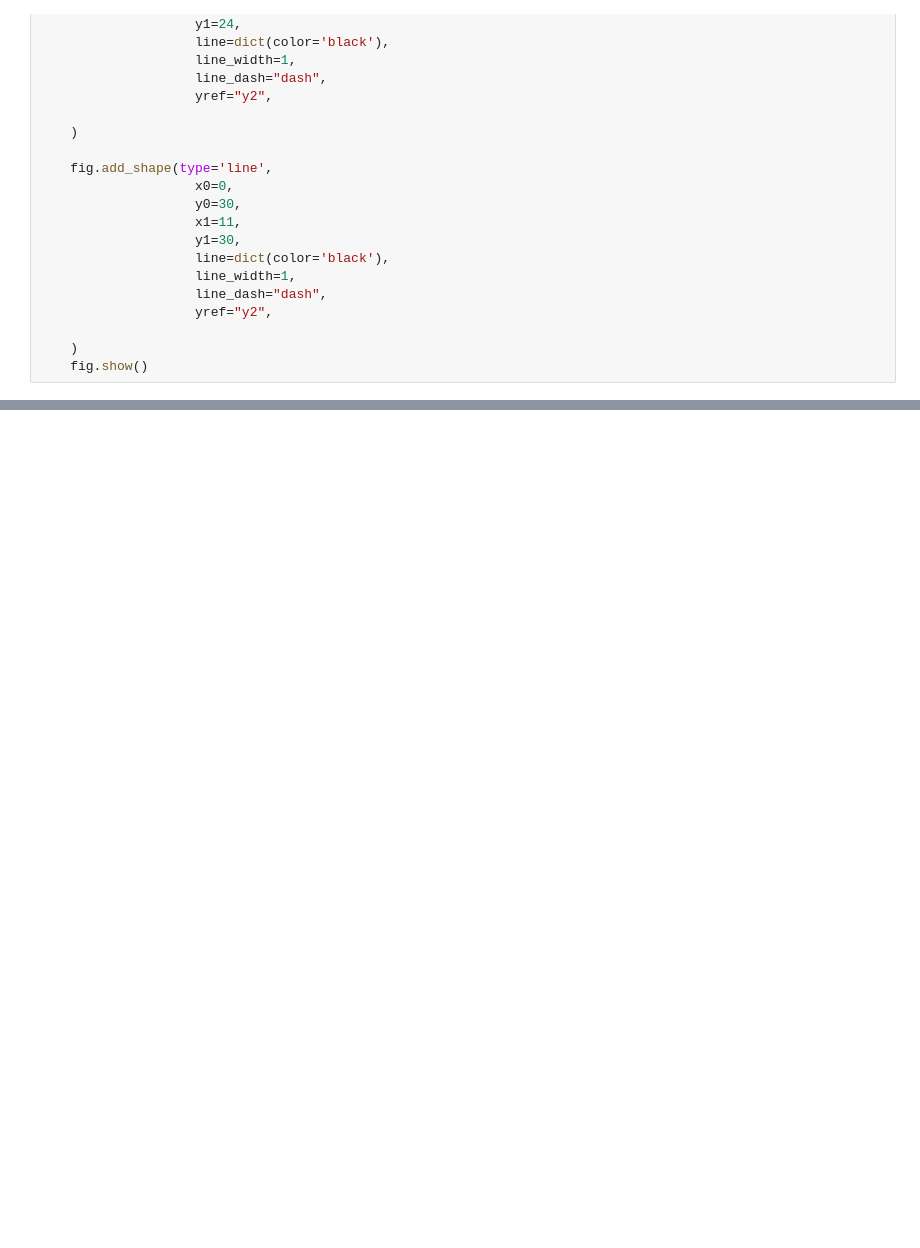
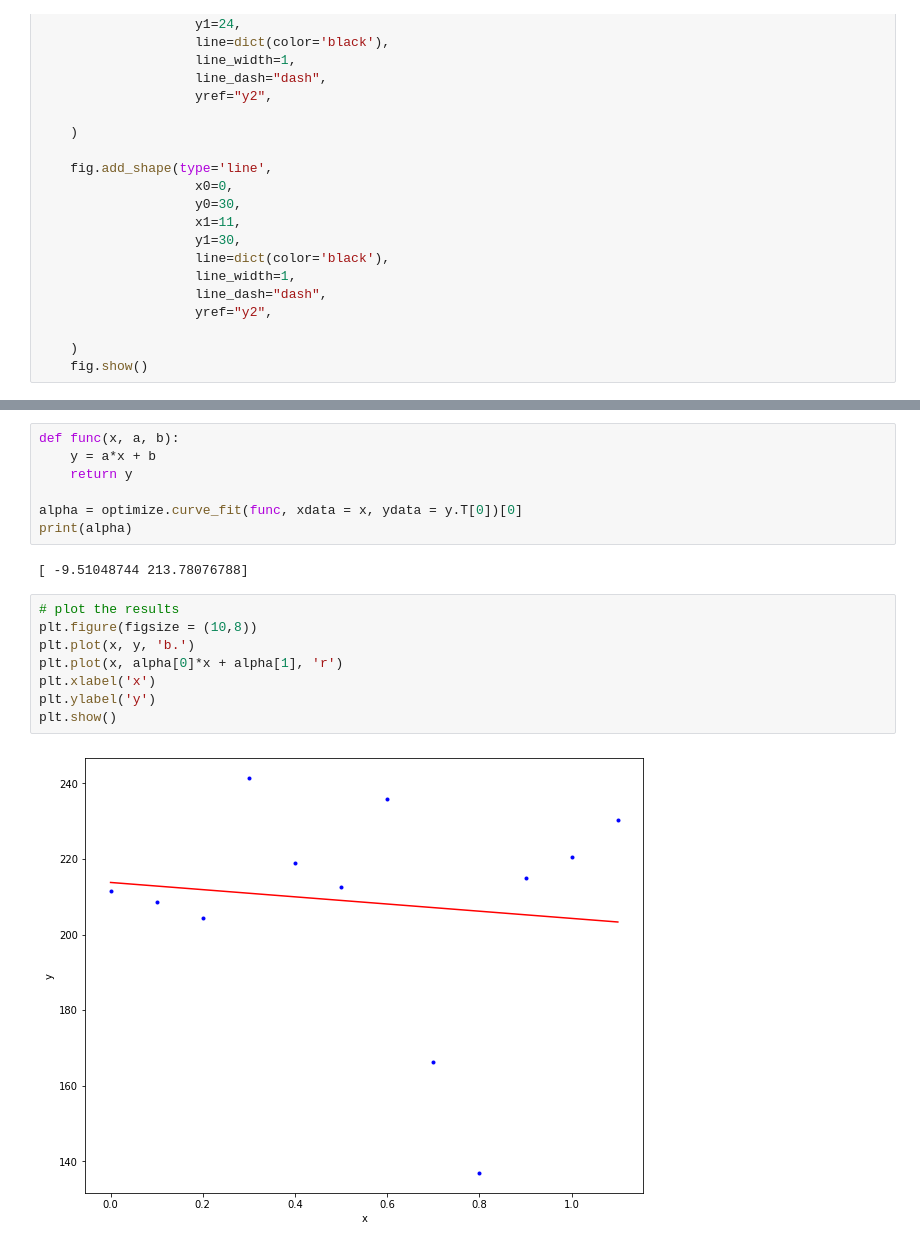
Before and after one commit to CoreDotToday/Mathematical-analysis-and-modeling-for-the-industrial-data-Spring-2023, a Jupyter notebook: Class1. Least Square Method/notebook/데이터불러와서그려보기.ipynb, the cells around one changed output, grey strips where cells are left out. Drawn from its saved outputs; the diff is of its cells as text; blank space fills up the shorter version.

```diff
--- a/Class1. Least Square Method/notebook/데이터불러와서그려보기.ipynb
+++ b/Class1. Least Square Method/notebook/데이터불러와서그려보기.ipynb
@@ -152,0 +266,19 @@ plot_sunshine(df, '울산')
+# %%
+def func(x, a, b):
+    y = a*x + b
+    return y
+
+alpha = optimize.curve_fit(func, xdata = x, ydata = y.T[0])[0]
+print(alpha)
+# %% [output]
+[ -9.51048744 213.78076788]
+# %%
+# plot the results
+plt.figure(figsize = (10,8))
+plt.plot(x, y, 'b.')
+plt.plot(x, alpha[0]*x + alpha[1], 'r')
+plt.xlabel('x')
+plt.ylabel('y')
+plt.show()
+# %% [output]
+[figure, added]
```
Also changed, not shown: parts of 23 cells of this notebook.
